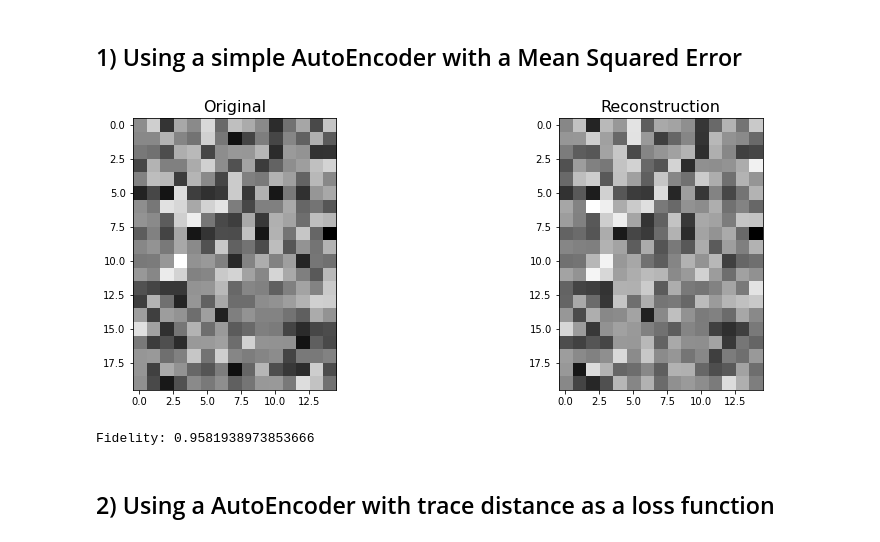
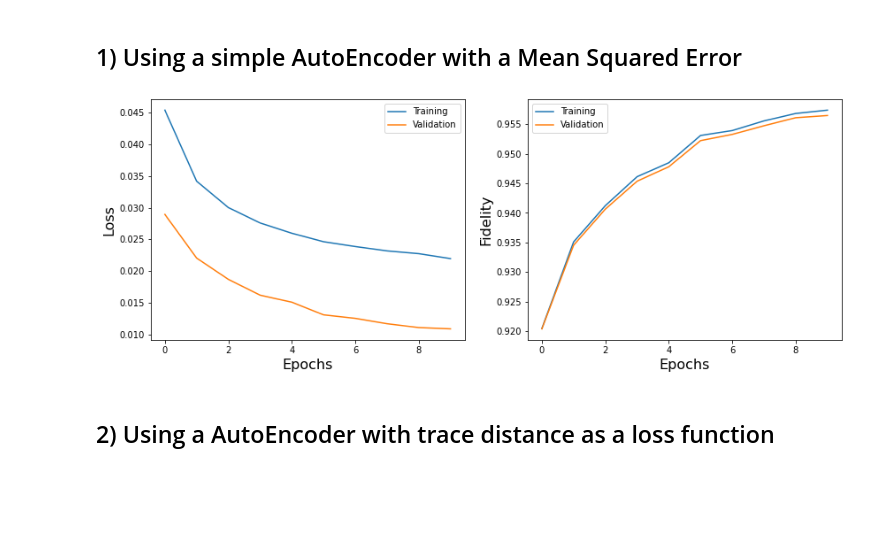
Before and after one commit to nahumsa/DM-Reconstruction, a Jupyter notebook: Autoencoder Benchmark.ipynb, the cells around one changed output. Cells and saved outputs as stored; diff of their text form; code cells hidden in the pictures; blank space fills up the shorter version.

Commit message:
Added TAE and plots

```diff
--- a/Autoencoder Benchmark.ipynb
+++ b/Autoencoder Benchmark.ipynb
@@ -87,10 +61,3 @@ AE = AutoEncoder(original_dim=input_dim,
             dropout_rate=dropout_rate)
 
 AE.compile(optimizer="adam", loss="mse", metrics=["mae"])
-# %%
-epochs = 10
-history = AE.fit(x=X_train,
-                 y=X_train,
-                 epochs=epochs,
-                 validation_data=(X_test,X_test)
-                )
@@ -97,31 +103,24 @@ history = AE.fit(x=X_train,
 # %%
+epochs = range(len(loss_epochs))
+
 fig = plt.figure(figsize=(14,5))
 gs = fig.add_gridspec(1, 2)
 ax1 = fig.add_subplot(gs[0, 0])
 ax2 = fig.add_subplot(gs[0, 1])
 
+ax1.plot(epochs,loss_epochs, label='Training')
+ax1.plot(epochs,val_loss_epochs, label='Validation')
+ax1.set_xlabel('Epochs', size=16)
+ax1.set_ylabel('Loss', size=16)
+ax1.legend()
 
-ax1.imshow((X_test[0:20]), cmap="gray")
-ax1.set_title('Original', size=16)
-
-ax2.imshow(AE.predict(X_test[0:20]), cmap="gray")
-ax2.set_title('Reconstruction', size=16)
-
+ax2.plot(epochs,fidelity_epochs, label='Training')
+ax2.plot(epochs,val_fidelity_epochs, label='Validation')
+ax2.set_xlabel('Epochs', size=16)
+ax2.set_ylabel('Fidelity', size=16)
+ax2.legend()
 plt.show()
 # %% [output]
-[figure, old version]
+[figure, new version]
-# %%
-from Utils.QMetrics import fidelity_rho
-
-fid = []
-
-with tqdm(total=len(X_test)) as pbar:
-  for val_1, val_2 in zip(X_test, AE.predict(X_test)):
-    fid.append(fidelity_rho(val_1,val_2))
-    pbar.update(1)
-
-print(f'Fidelity: {np.mean(fid)}')
-# %% [output]
-Fidelity: 0.9581938973853666
 # %% [markdown]
 ## 2) Using a AutoEncoder with trace distance as a loss function
```
Also changed, not shown: parts of 11 cells of this notebook.
